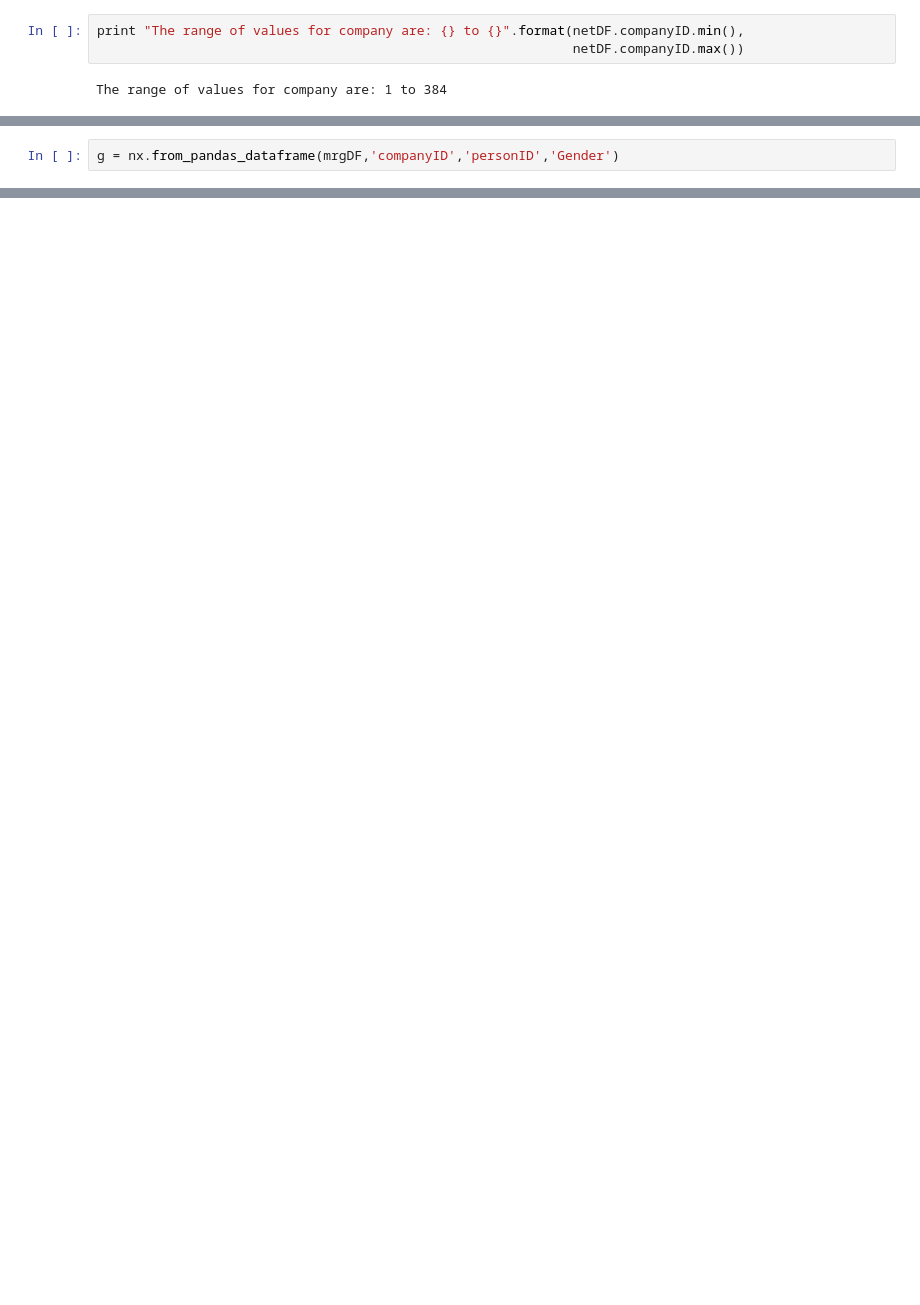
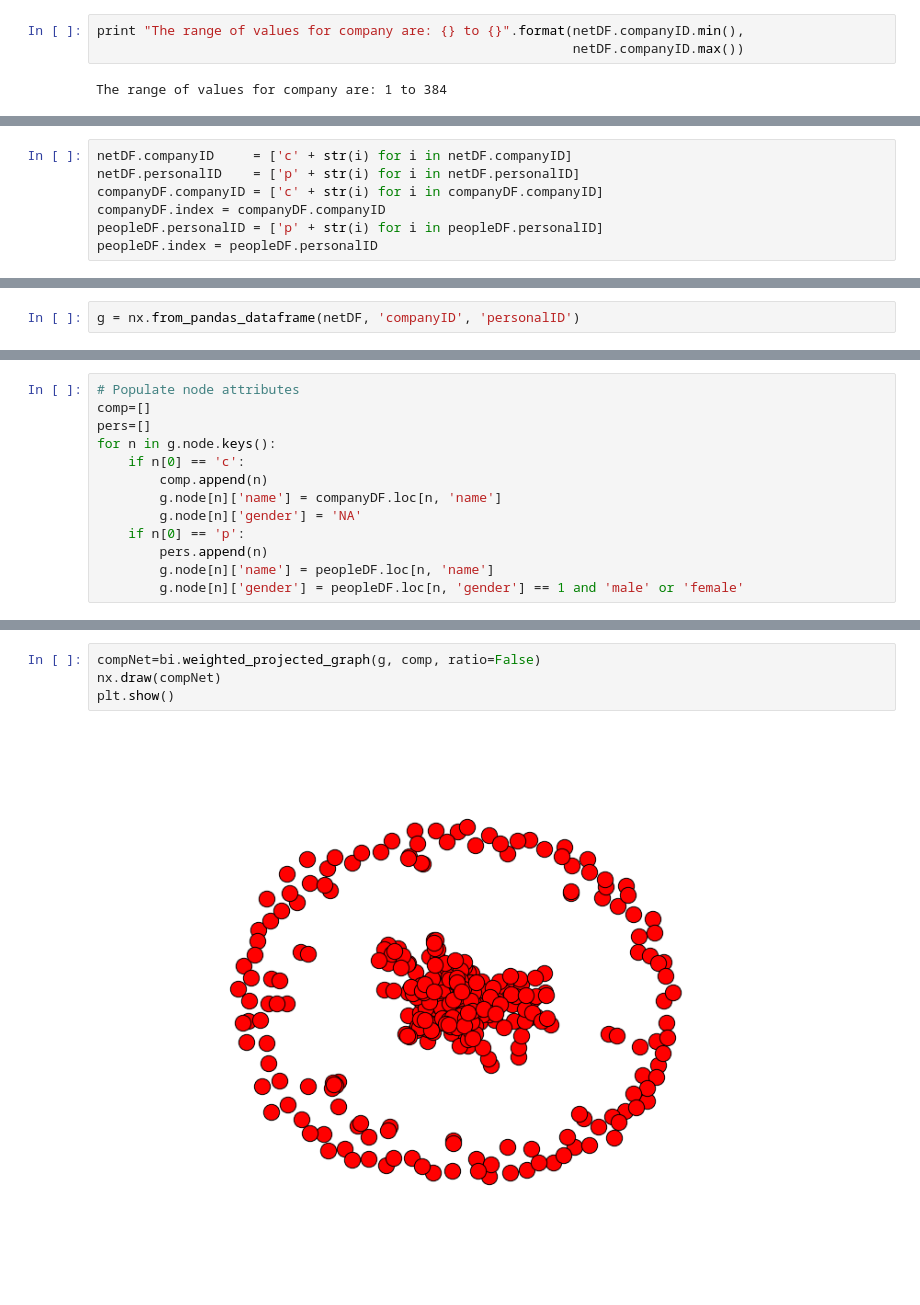
Before and after one commit to ajp619/is620_2modeNet, a Jupyter notebook: 2modeNet.ipynb, the cells around one changed output, grey strips where cells are left out. Saved outputs shown, nothing was run; the diff lists cells and outputs as text; blank space fills up the shorter version.

```diff
--- a/2modeNet.ipynb
+++ b/2modeNet.ipynb
@@ -85 +108,8 @@ The range of IDs for person are: 3 to 5766
+# %%
+netDF.companyID     = ['c' + str(i) for i in netDF.companyID]
+netDF.personalID    = ['p' + str(i) for i in netDF.personalID]
+companyDF.companyID = ['c' + str(i) for i in companyDF.companyID]
+companyDF.index = companyDF.companyID
+peopleDF.personalID = ['p' + str(i) for i in peopleDF.personalID]
+peopleDF.index = peopleDF.personalID
 # %%
@@ -120,2 +126,2 @@ dtype: object
 # %%
-g = nx.from_pandas_dataframe(mrgDF,'companyID','personID','Gender')
+g = nx.from_pandas_dataframe(netDF, 'companyID', 'personalID')
@@ -126,0 +128,13 @@ plt.show()
+# %%
+# Populate node attributes
+comp=[]
+pers=[]
+for n in g.node.keys():
+    if n[0] == 'c':
+        comp.append(n)
+        g.node[n]['name'] = companyDF.loc[n, 'name']
+        g.node[n]['gender'] = 'NA'
+    if n[0] == 'p':
+        pers.append(n)
+        g.node[n]['name'] = peopleDF.loc[n, 'name']
+        g.node[n]['gender'] = peopleDF.loc[n, 'gender'] == 1 and 'male' or 'female'
@@ -126,0 +159,6 @@ plt.show()
+# %%
+compNet=bi.weighted_projected_graph(g, comp, ratio=False)
+nx.draw(compNet)
+plt.show()
+# %% [output]
+[figure, added]
```
Also changed, not shown: parts of 32 cells of this notebook.
